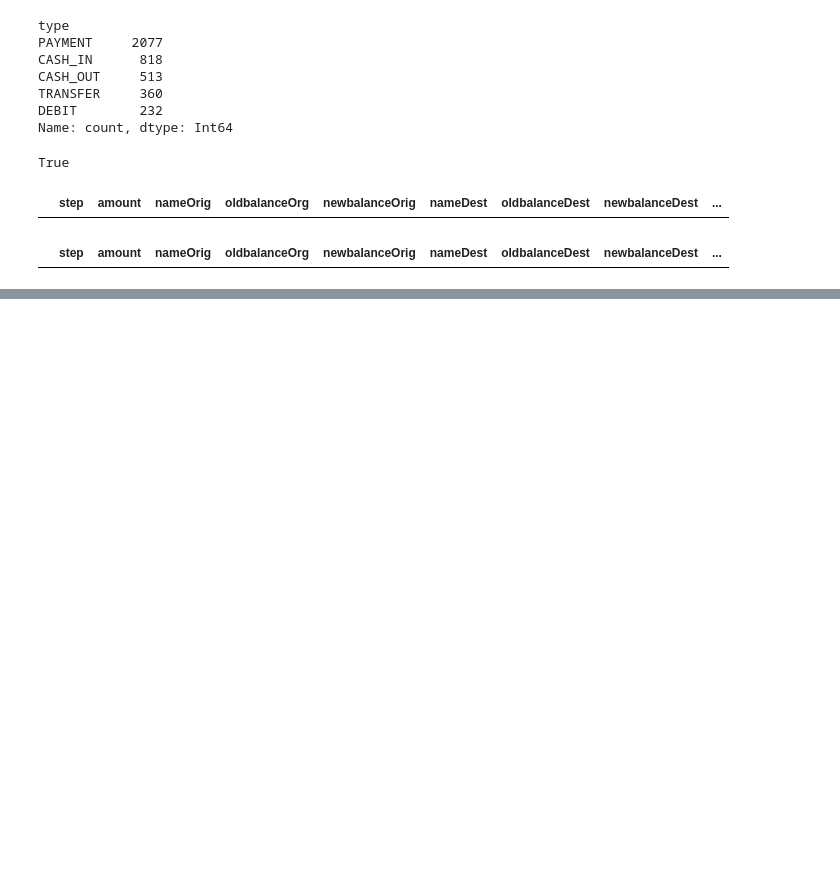
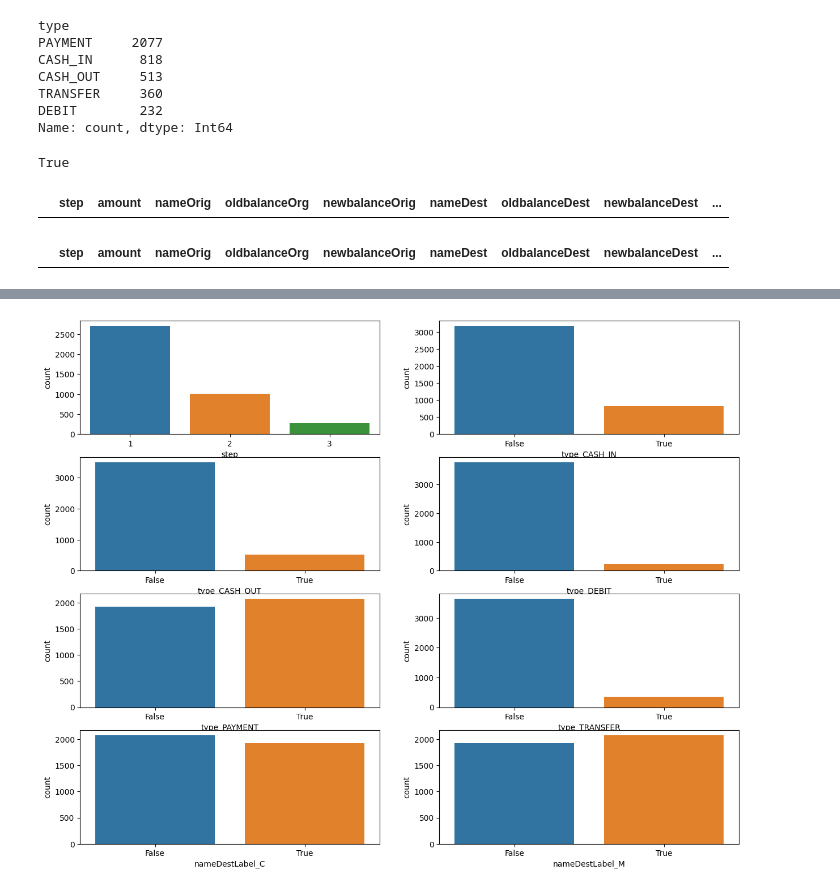
Before and after one commit to mrmarq1/fraud-detection, a Jupyter notebook: fraud_detection.ipynb, the cells around one changed output, grey strips where cells are left out. Cells and saved outputs as stored; diff of their text form; code cells hidden in the pictures; blank space fills up the shorter version.

```diff
--- a/fraud_detection.ipynb
+++ b/fraud_detection.ipynb
@@ -177,0 +216,11 @@ memory usage: 246.2 KB
+# %%
+discrete_cols = pd.concat([df_encoded["step"], df_encoded.select_dtypes(include="bool")], axis=1).columns
+n = len(discrete_cols)
+
+fig, ax = plt.subplots(math.ceil(n/2), 2, figsize=(15,12), sharey=False)
+axes = ax.flatten()
+
+for i in range(n):
+    sns.countplot(data=df_encoded, x=discrete_cols[i], ax=axes[i])
+# %% [output]
+[figure, added]
```
Also changed, not shown: parts of 17 cells of this notebook.
